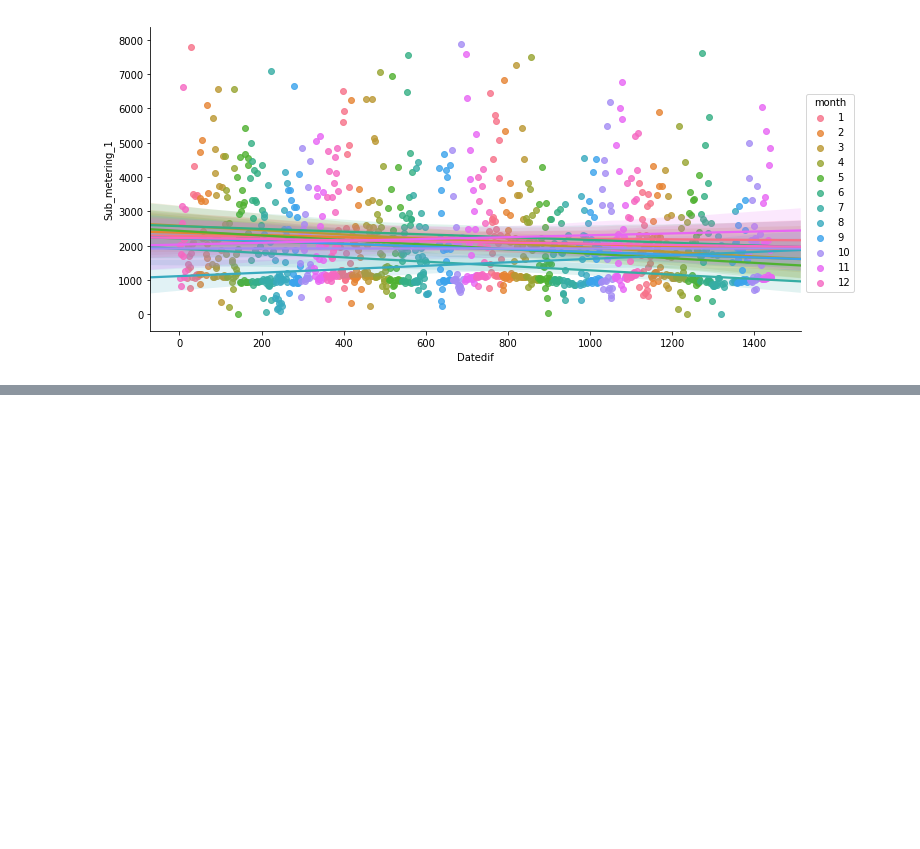
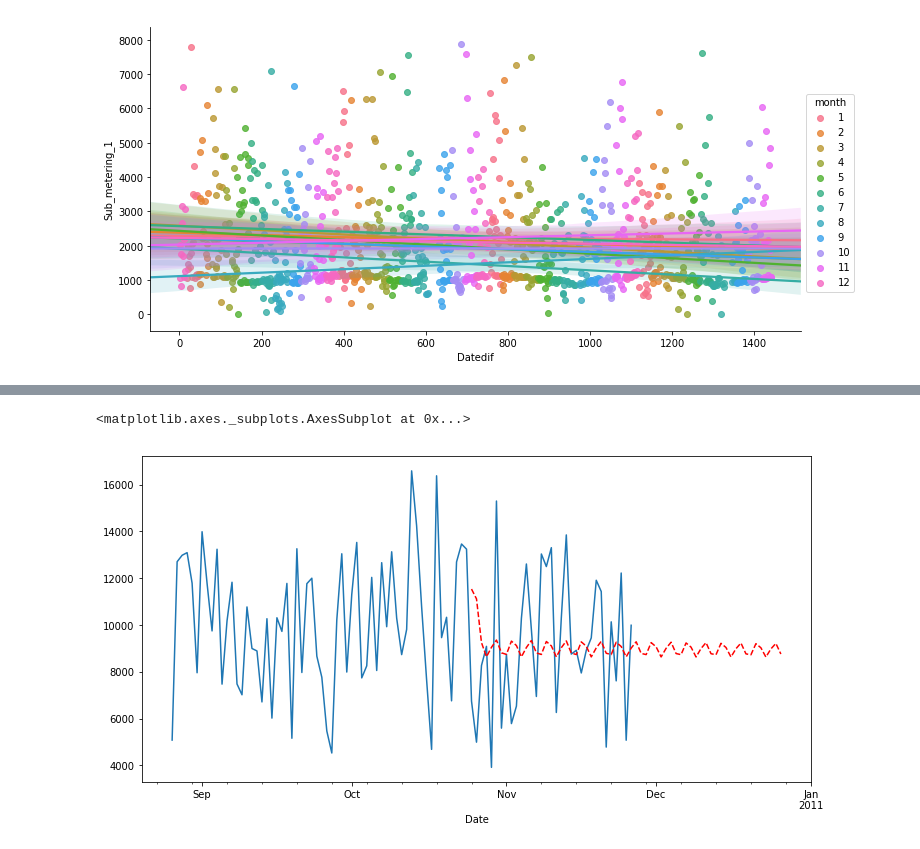
Before and after one commit to zoyvever/bizone_test, a Jupyter notebook: forecast.ipynb, the cells around one changed output, grey strips where cells are left out. Saved outputs shown, nothing was run; the diff lists cells and outputs as text; code cells hidden in the pictures; blank space fills up the shorter version.

```diff
--- a/forecast.ipynb
+++ b/forecast.ipynb
@@ -110,0 +144,6 @@ ValueError: date 2010-11-26 00:00:00 not in date index. Try giving a date that i
+# %%
+grouped['Sub_metering_3'].loc['2010-08-26':].plot(figsize=(12,6))
+pred.plot(style='r--',figsize=(12,6))
+# %% [output]
+<matplotlib.axes._subplots.AxesSubplot at 0x...>
+[figure, added]
```
Also changed, not shown: parts of 12 cells of this notebook.
